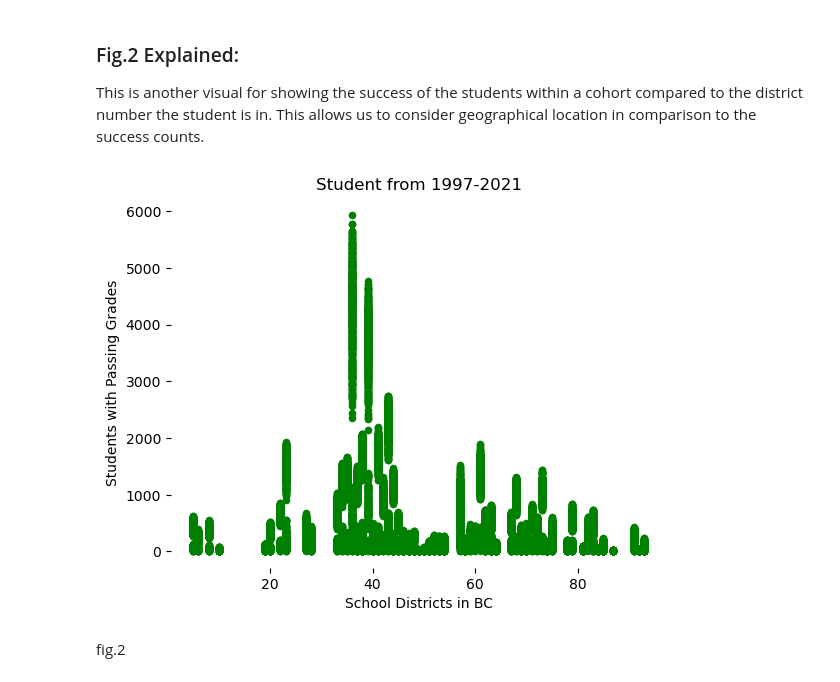
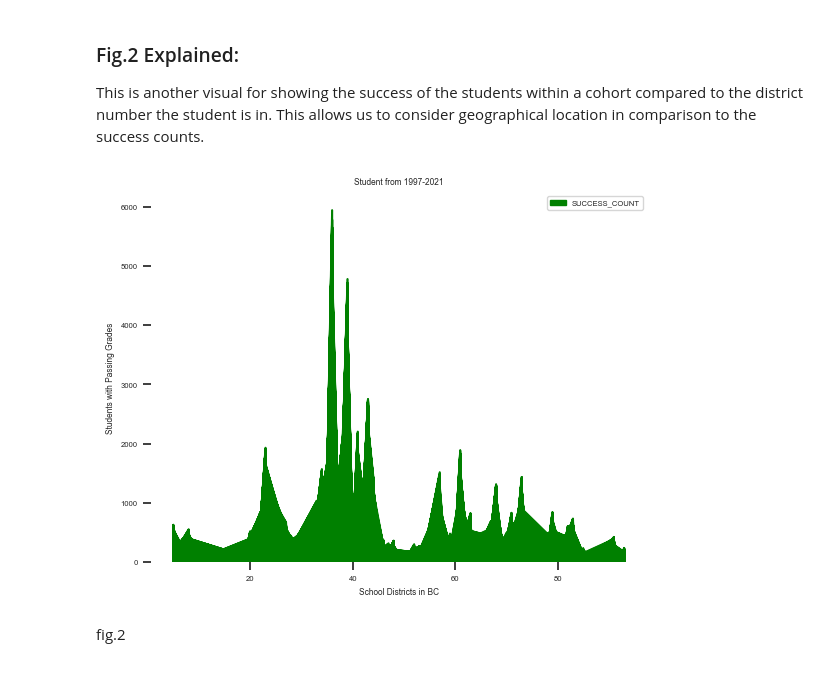
Before and after one commit to ubco-W2022T1-cosc301/project-group19, a Jupyter notebook: notebooks/analysis3.ipynb, the cells around one changed output. Drawn from its saved outputs; the diff is of its cells as text; code cells hidden in the pictures.

```diff
--- a/notebooks/analysis3.ipynb
+++ b/notebooks/analysis3.ipynb
@@ -200,12 +200,11 @@ fig.1
 ### Fig.2 Explained:
 This is another visual for showing the success of the students within a cohort compared to the district number the student is in. This allows us to consider geographical location in comparison to the success counts.
 # %%
-palette = sns.color_palette("rocket_r")
-cdf.plot(kind='scatter', x='DISTRICT_NUMBER', y='SUCCESS_COUNT', color="green").set(title='Student from 1997-2021',
+cdf.plot(kind = 'area', x='DISTRICT_NUMBER', y='SUCCESS_COUNT', color="green").set(title='Student from 1997-2021',
  xlabel = "School Districts in BC", ylabel = "Students with Passing Grades")
 sns.despine(left=True, bottom=True)
 # %% [output]
-[figure, old version]
+[figure, new version]
 # %% [markdown]
 fig.2
 # %% [markdown]
```
Also changed, not shown: parts of 9 cells of this notebook.
